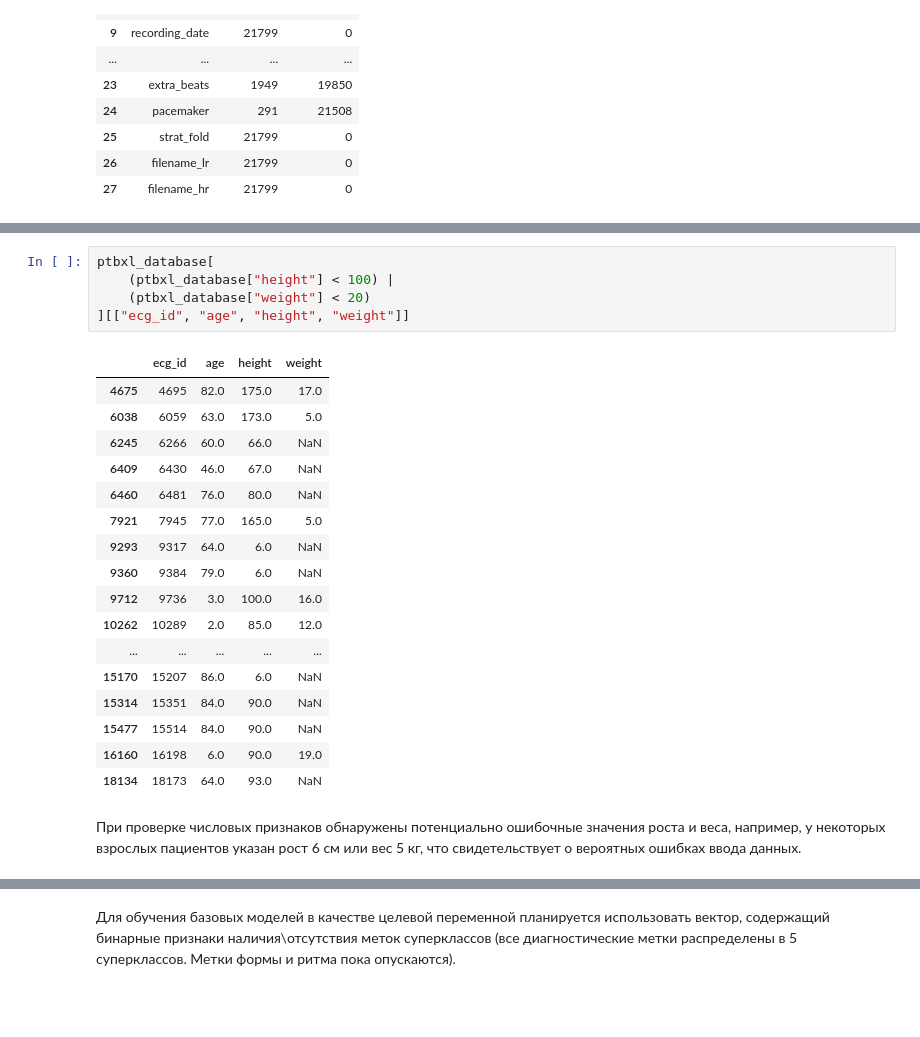
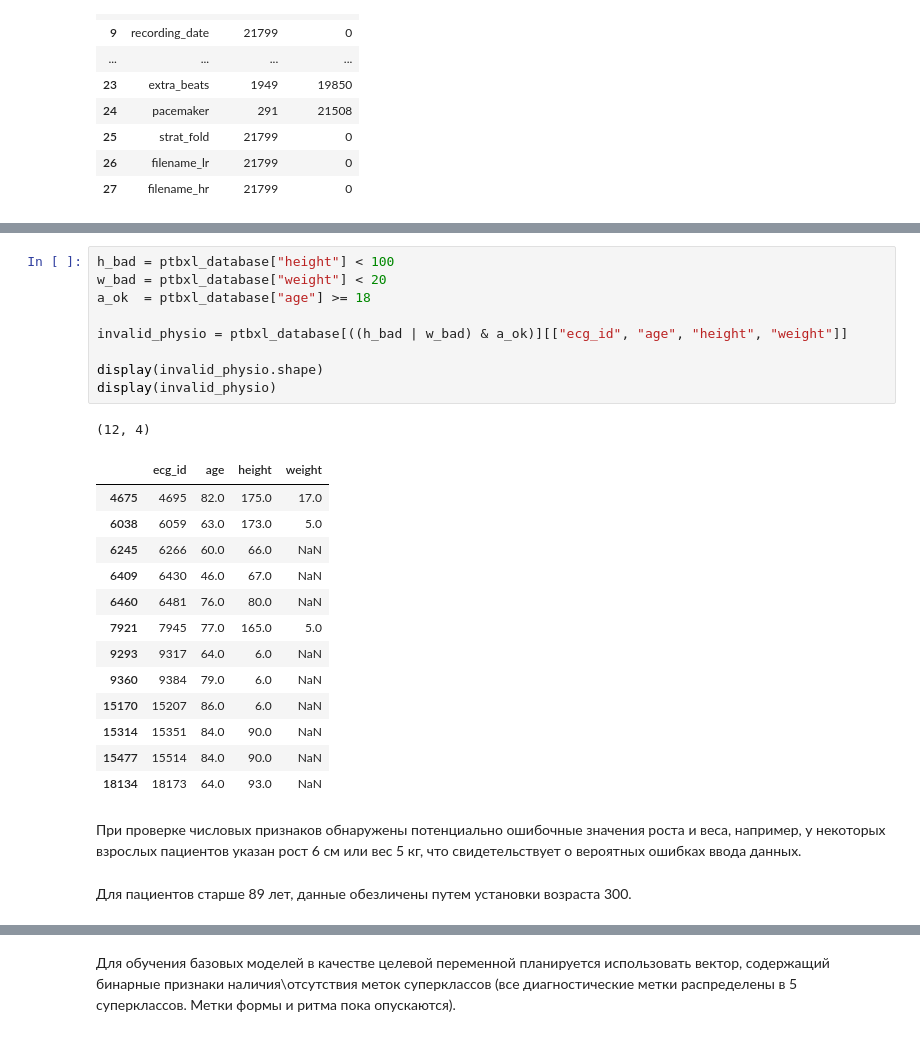
Before and after one commit to phntm738/ml-masters-project, a Jupyter notebook: EDA/EDA.ipynb, the cells around one changed output, grey strips where cells are left out. Saved outputs shown, nothing was run; the diff lists cells and outputs as text; blank space fills up the shorter version.

```diff
--- a/EDA/EDA.ipynb
+++ b/EDA/EDA.ipynb
@@ -108,25 +113,28 @@ with pd.option_context(
 # %%
-ptbxl_database[
-    (ptbxl_database["height"] < 100) |
-    (ptbxl_database["weight"] < 20)
-][["ecg_id", "age", "height", "weight"]]
+h_bad = ptbxl_database["height"] < 100
+w_bad = ptbxl_database["weight"] < 20
+a_ok  = ptbxl_database["age"] >= 18
+
+invalid_physio = ptbxl_database[((h_bad | w_bad) & a_ok)][["ecg_id", "age", "height", "weight"]]
+
+display(invalid_physio.shape)
+display(invalid_physio)
 # %% [output]
+(12, 4)
 |  | ecg_id | age | height | weight |
 | 4675 | 4695 | 82.0 | 175.0 | 17.0 |
 | 6038 | 6059 | 63.0 | 173.0 | 5.0 |
 | 6245 | 6266 | 60.0 | 66.0 | NaN |
 | 6409 | 6430 | 46.0 | 67.0 | NaN |
 | 6460 | 6481 | 76.0 | 80.0 | NaN |
 | 7921 | 7945 | 77.0 | 165.0 | 5.0 |
 | 9293 | 9317 | 64.0 | 6.0 | NaN |
 | 9360 | 9384 | 79.0 | 6.0 | NaN |
-| 9712 | 9736 | 3.0 | 100.0 | 16.0 |
-| 10262 | 10289 | 2.0 | 85.0 | 12.0 |
-| ... | ... | ... | ... | ... |
 | 15170 | 15207 | 86.0 | 6.0 | NaN |
 | 15314 | 15351 | 84.0 | 90.0 | NaN |
 | 15477 | 15514 | 84.0 | 90.0 | NaN |
-| 16160 | 16198 | 6.0 | 90.0 | 19.0 |
 | 18134 | 18173 | 64.0 | 93.0 | NaN |
 # %% [markdown]
 При проверке числовых признаков обнаружены потенциально ошибочные значения роста и веса, например, у некоторых взрослых пациентов указан рост 6 см или вес 5 кг, что свидетельствует о вероятных ошибках ввода данных.
+# %% [markdown]
+Для пациентов старше 89 лет, данные обезличены путем установки возраста 300.
```
Also changed, not shown: parts of 82 cells of this notebook, 3 other files.
